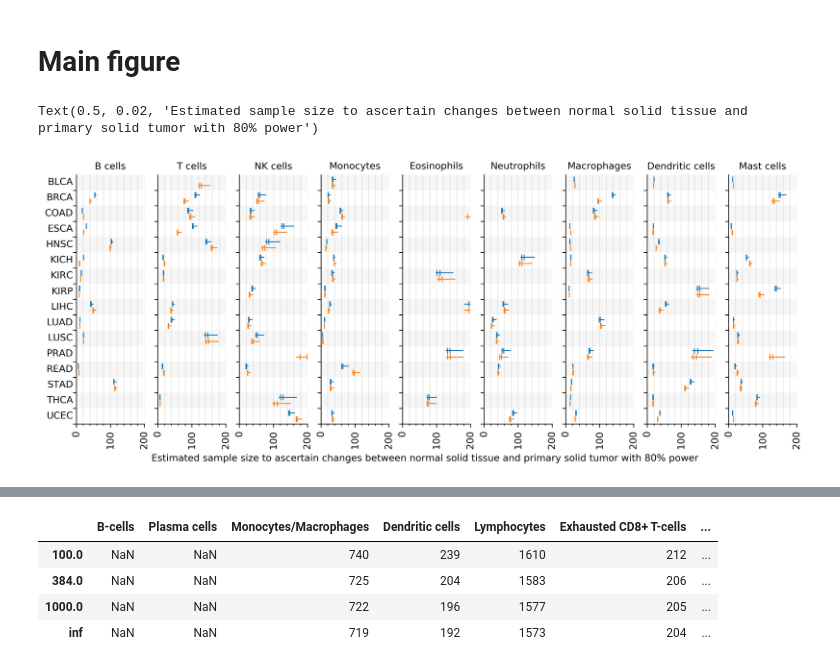
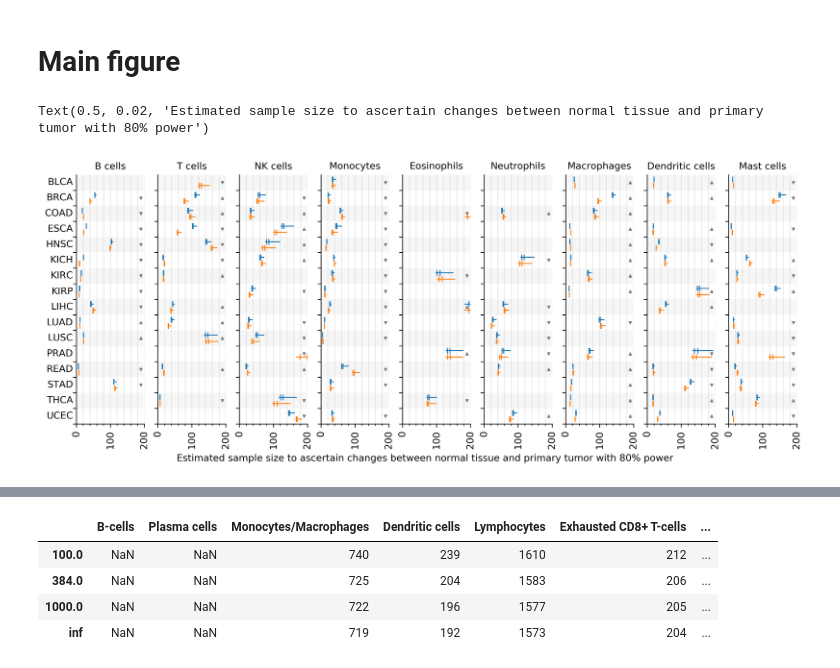
Before and after one commit to KChen-lab/sensei, a Jupyter notebook: python/statistics/fig-3-v2.ipynb, the cells around one changed output, grey strips where cells are left out. Drawn from its saved outputs; the diff is of its cells as text; code cells hidden in the pictures.

```diff
--- a/python/statistics/fig-3-v2.ipynb
+++ b/python/statistics/fig-3-v2.ipynb
@@ -73,6 +73,12 @@ display(unpaired_treatment)
 | 384.0 | NaN | NaN | 725 | 204 | 1583 | 206 | ... |
 | 1000.0 | NaN | NaN | 722 | 196 | 1577 | 205 | ... |
 | inf | NaN | NaN | 719 | 192 | 1573 | 204 | ... |
+# %%
+effect = load("effect.pkl")
+recurrence_effect = load("recurrence_effect.pkl")
+msi_effect = load("msi-mss-effect.pkl")
+
+treatment_effect = load('gse120575_effect.pkl')
 # %% [markdown]
 # Main figure
 # %%
@@ -169,6 +175,10 @@ for cell_type in cell_types:
             x = paired_primary[cancer_type][cell_type][center_key2]
             ax.errorbar(x, y, color=color_map['paired'], fmt='|', ms=6)
 
+        if unpaired_primary[cancer_type][cell_type][center_key] < 200 or paired_primary[cancer_type][cell_type][center_key] < 200:
+            marker = '^' if effect[cancer_type][cell_type] > 0 else 'v'
+            ax.scatter(190, i, color='gray', marker=marker, s=6)
+
     ax.set_xlim([0, 200])
     ax.set_xticks([0, 100, 200])
     ax.set_xticks([20, 40, 60, 80, 120, 140, 160, 180], True)
@@ -183,33 +193,33 @@ for cell_type in cell_types:
     ax.yaxis.set_ticks_position('left')
     ax.xaxis.set_ticks_position('bottom')
 
     ax.tick_params(axis='y', which = 'both', labelleft=None)
     ax.tick_params(axis='y', which='minor', length=0)
     ax.set_xticklabels([int(i) for i in ax.get_xticks()], rotation = 90, ha="center")
     ax.set_title(cell_types_cosmetic_dict_short[cell_type], fontdict={'fontsize': 10})
 
 
 ax = axes[0]
 ax.set_yticks(list(i for i in range(n_cancer_types)), True)
 ax.set_yticks(list(i + 0.5 for i in range(n_cancer_types)))
 ax.set_yticklabels("", va = 'center')
 ax.set_yticklabels(primary_cancer_types, va = 'center', minor = True)
 ax.tick_params(axis='y', which = 'both', labelleft=True)
 ax.tick_params(axis='y', which='minor', length=0)
 ax.set_ylim([-0.5, i + 0.5])
 ax.invert_yaxis()
 
 # Hide the right and top spines
 ax.spines['right'].set_visible(False)
 ax.spines['top'].set_visible(False)
 
 # Only show ticks on the left and bottom spines
 ax.yaxis.set_ticks_position('left')
 ax.xaxis.set_ticks_position('bottom')
 
 fig.text(0.5, 0.02,
-         "Estimated sample size to ascertain changes between normal solid tissue and primary solid tumor with 80% power",
+         "Estimated sample size to ascertain changes between normal tissue and primary tumor with 80% power",
          ha="center", va="center")
 # %% [output]
-Text(0.5, 0.02, 'Estimated sample size to ascertain changes between normal solid tissue and primary solid tumor with 80% power')
+Text(0.5, 0.02, 'Estimated sample size to ascertain changes between normal tissue and primary tumor with 80% power')
-[figure, old version]
+[figure, new version]
```
Also changed, not shown: parts of 22 cells of this notebook, 30 other files.
